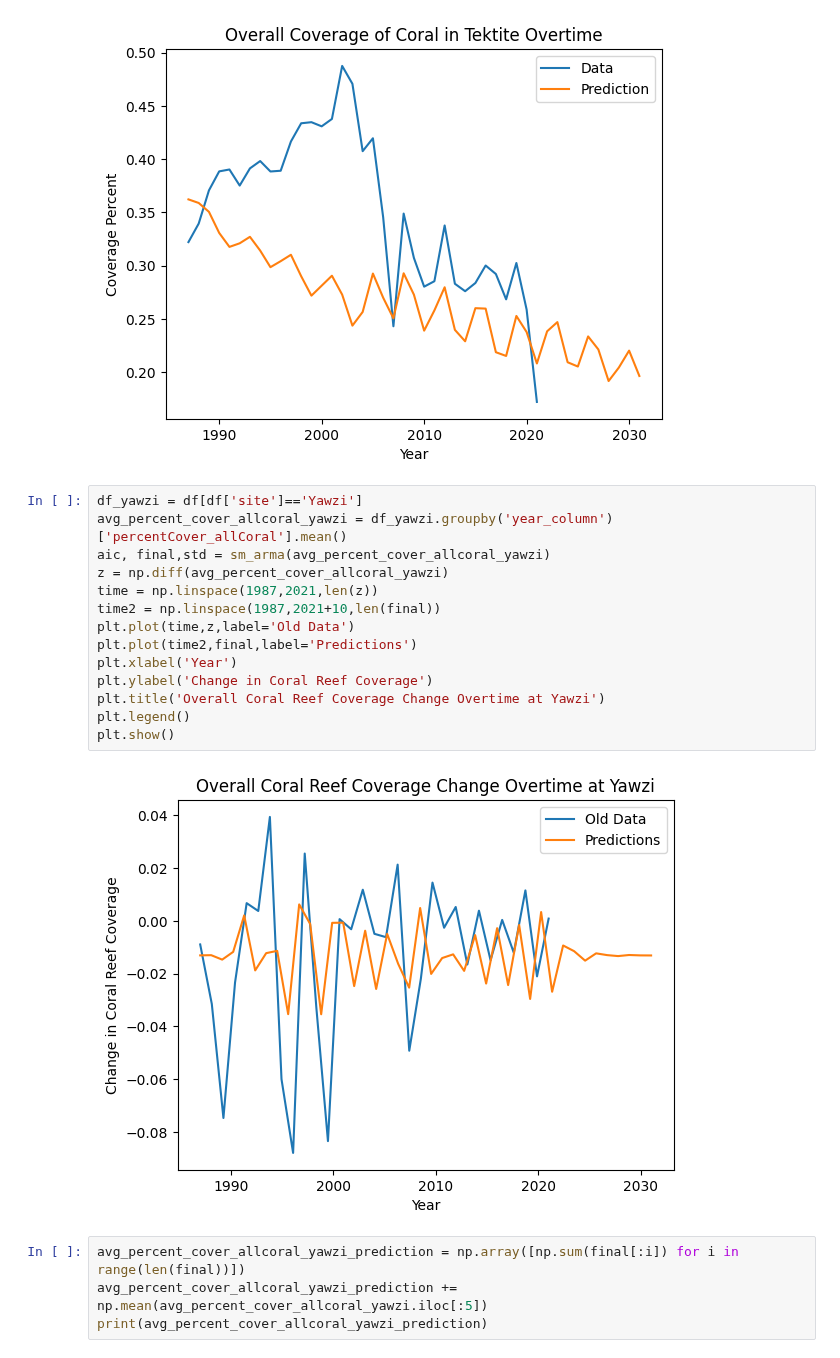
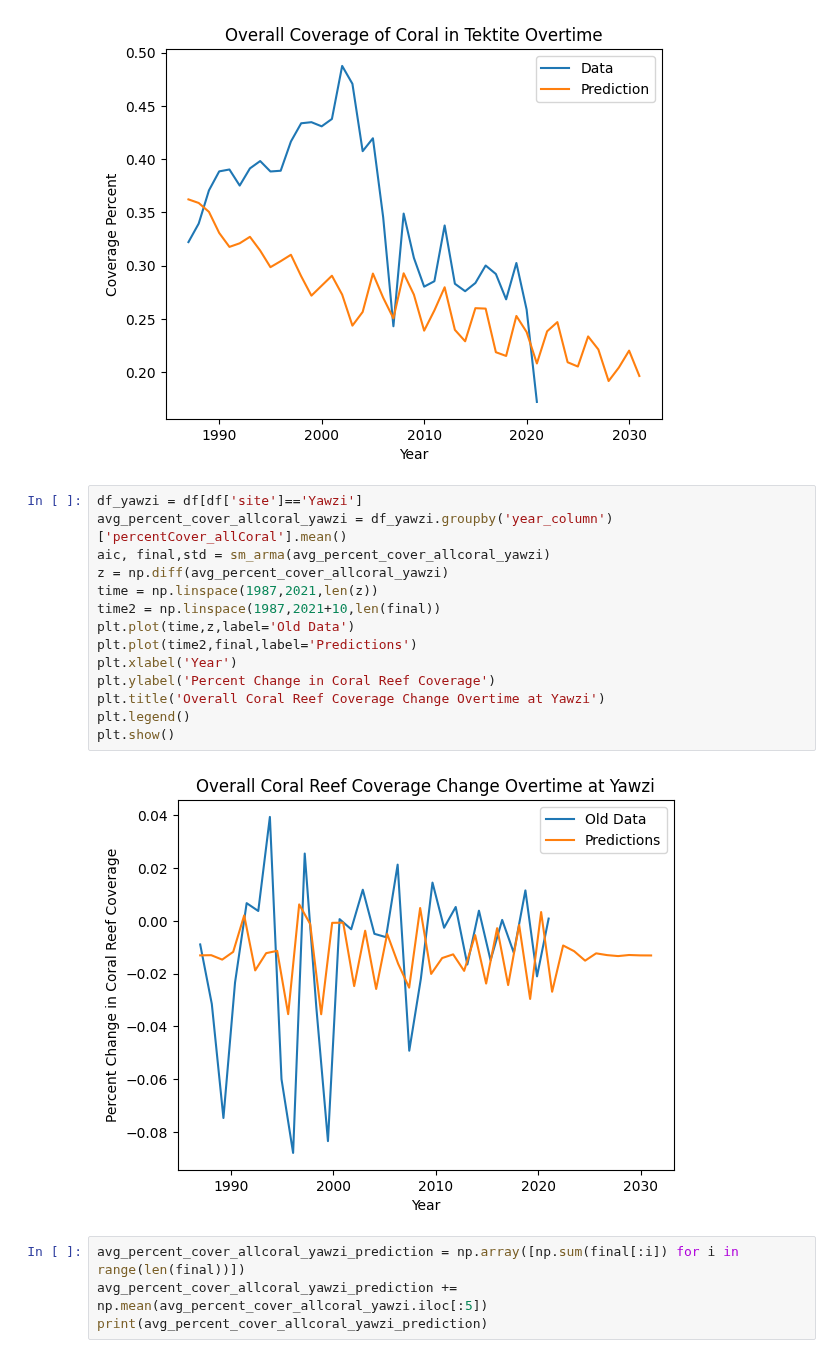
Before and after one commit to zaccmeyer/2020Crime, a Jupyter notebook: winter2024/Zac_vol3.ipynb, the cells around one changed output. Saved outputs shown, nothing was run; the diff lists cells and outputs as text.

```diff
--- a/winter2024/Zac_vol3.ipynb
+++ b/winter2024/Zac_vol3.ipynb
@@ -517,19 +517,19 @@ plt.show()
 # %%
 df_yawzi = df[df['site']=='Yawzi']
 avg_percent_cover_allcoral_yawzi = df_yawzi.groupby('year_column')['percentCover_allCoral'].mean()
 aic, final,std = sm_arma(avg_percent_cover_allcoral_yawzi)
 z = np.diff(avg_percent_cover_allcoral_yawzi)
 time = np.linspace(1987,2021,len(z))
 time2 = np.linspace(1987,2021+10,len(final))
 plt.plot(time,z,label='Old Data')
 plt.plot(time2,final,label='Predictions')
 plt.xlabel('Year')
-plt.ylabel('Change in Coral Reef Coverage')
+plt.ylabel('Percent Change in Coral Reef Coverage')
 plt.title('Overall Coral Reef Coverage Change Overtime at Yawzi')
 plt.legend()
 plt.show()
 # %% [output]
-[figure, old version]
+[figure, new version]
 # %%
 avg_percent_cover_allcoral_yawzi_prediction = np.array([np.sum(final[:i]) for i in range(len(final))])
 avg_percent_cover_allcoral_yawzi_prediction += np.mean(avg_percent_cover_allcoral_yawzi.iloc[:5])
```
Also changed, not shown: parts of 2 cells of this notebook, 4 other files.
